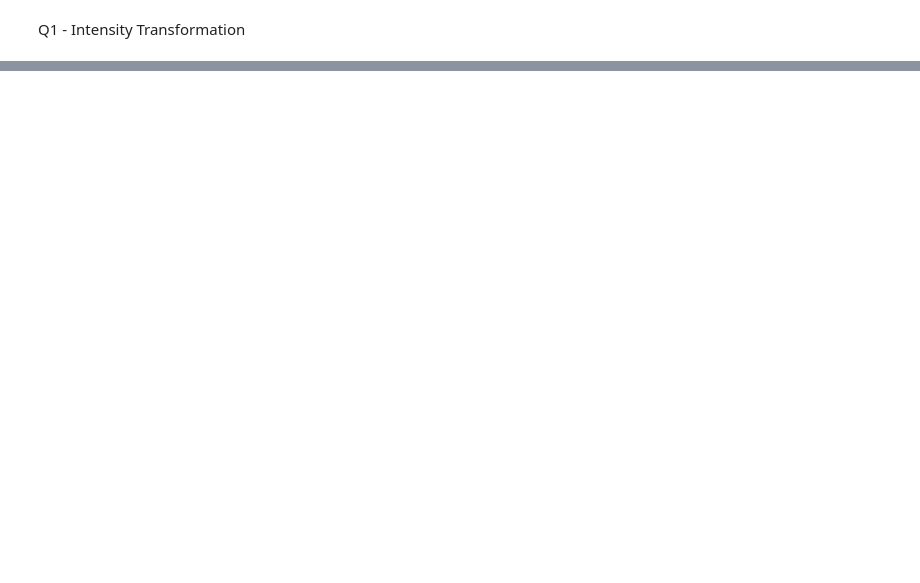
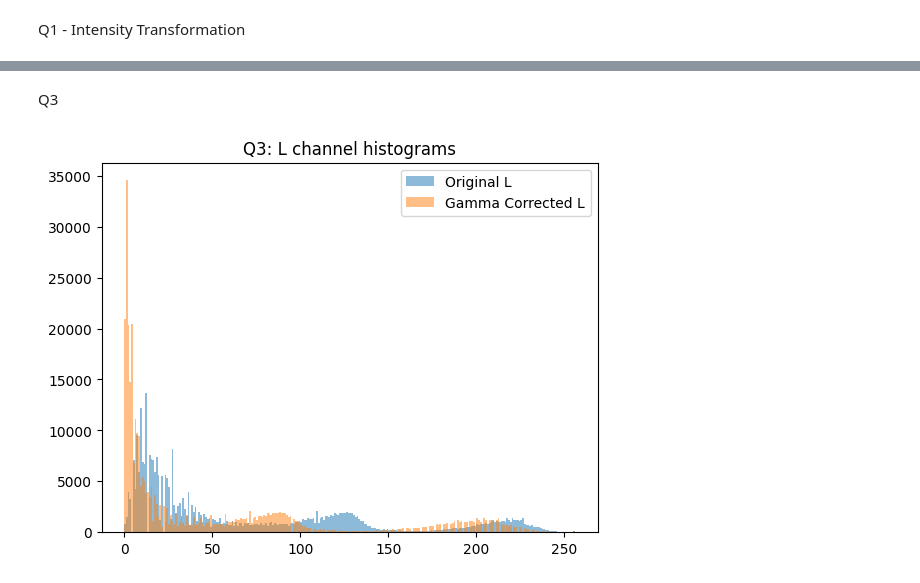
Before and after one commit to KKRavindu/-Intensity-Transformations-and-Neighborhood-Filtering, a Jupyter notebook: code.ipynb, the cells around one changed output, grey strips where cells are left out. Cells and saved outputs as stored; diff of their text form; code cells hidden in the pictures; blank space fills up the shorter version.

```diff
--- a/code.ipynb
+++ b/code.ipynb
@@ -56,0 +97,21 @@ plt.show()
+# %% [markdown]
+Q3
+# %%
+img3 = cv.imread('highlights_and_shadows.jpg')
+lab = cv.cvtColor(img3, cv.COLOR_BGR2LAB)
+L, a, b = cv.split(lab)
+
+gamma = 1.5  # example, can adjust
+L_float = L / 255.0
+L_corrected = np.power(L_float, gamma) * 255
+L_corrected = np.uint8(np.clip(L_corrected, 0, 255))
+
+lab_corrected = cv.merge((L_corrected, a, b))
+img3_corrected = cv.cvtColor(lab_corrected, cv.COLOR_LAB2BGR)
+
+plt.hist(L.ravel(), 256, [0,256], alpha=0.5, label='Original L')
+plt.hist(L_corrected.ravel(), 256, [0,256], alpha=0.5, label='Gamma Corrected L')
+plt.legend(); plt.title("Q3: L channel histograms")
+plt.show()
+# %% [output]
+[figure, added]
```
Also changed, not shown: parts of 15 cells of this notebook.
